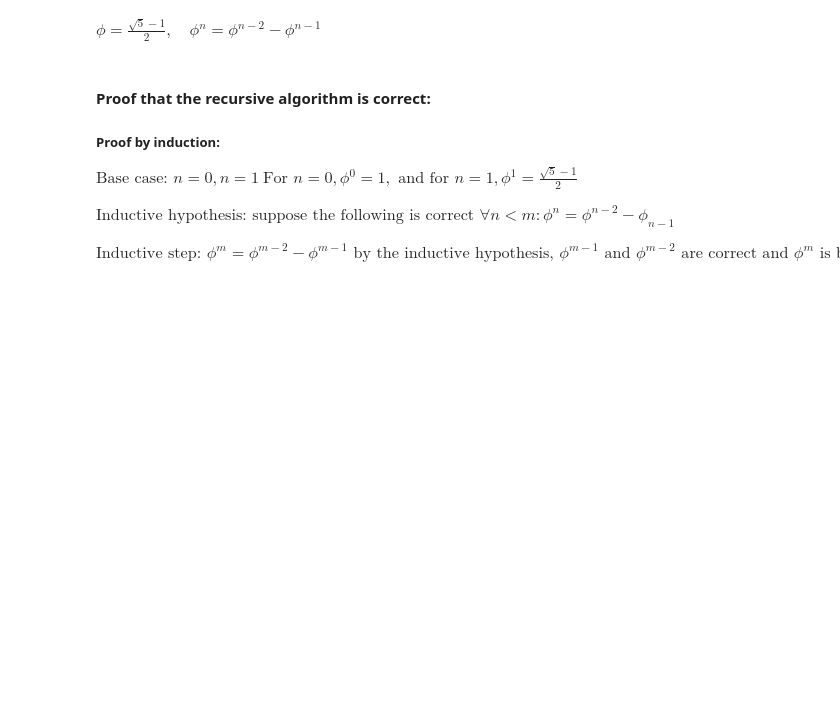
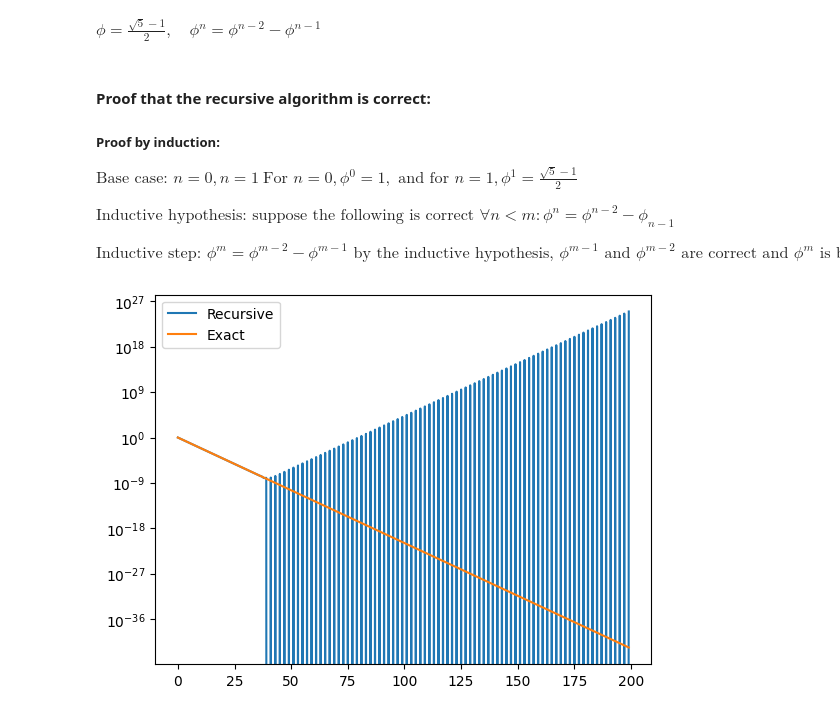
Before and after one commit to GalD101/Numerical-Analysis, a Jupyter notebook: Assignment 3/assignment3.ipynb, the cells around one changed output. Saved outputs shown, nothing was run; the diff lists cells and outputs as text; code cells hidden in the pictures; blank space fills up the shorter version.

```diff
--- a/Assignment 3/assignment3.ipynb
+++ b/Assignment 3/assignment3.ipynb
@@ -169,4 +169,22 @@ $\text{For } n = 0, \phi^0 = 1, \text{ and for } n = 1, \phi^1 = \frac {\sqrt{5}
 
 $\text{Inductive hypothesis: suppose the following is correct } \forall n < m:  \phi^n = \phi^{n-2} - \phi_{n-1}$
 
-$\text{Inductive step: } \phi^m = \phi^{m-2} - \phi^{m-1} \text{ by the inductive hypothesis, } \phi^{m-1} \text{ and } \phi^{m-2} \text{ are correct and } \phi^m \text{ is built by the recursive definition, thus the recursive formula is correct}$
+$\text{Inductive step: } \phi^m = \phi^{m-2} - \phi^{m-1} \text{ by the inductive hypothesis, } \phi^{m-1} \text{ and } \phi^{m-2} \text{ are correct and } \phi^m \text{ is built by the recursive definition, thus the recursive formula is correct.}$
+# %%
+# Note: even this 'exact' calculation isn't really exact since phi is irrational...
+def calculate_power_phi_exact(n):
+    phi = (np.sqrt(5) - 1) / 2
+    return phi ** n
+
+n_values = np.arange(0, 200)
+phi_values_exact = np.array([calculate_power_phi_exact(n) for n in n_values])
+phi_values_rec_formula = np.array([phi_power_optimized(n) for n in n_values])
+
+# graph the exact results and the recursive results
+plt.plot(n_values, phi_values_rec_formula, label='Recursive')
+plt.plot(n_values, phi_values_exact, label='Exact')
+plt.yscale('log')
+plt.legend()
+plt.show()
+# %% [output]
+[figure, added]
```
Also changed, not shown: parts of 4 cells of this notebook.
